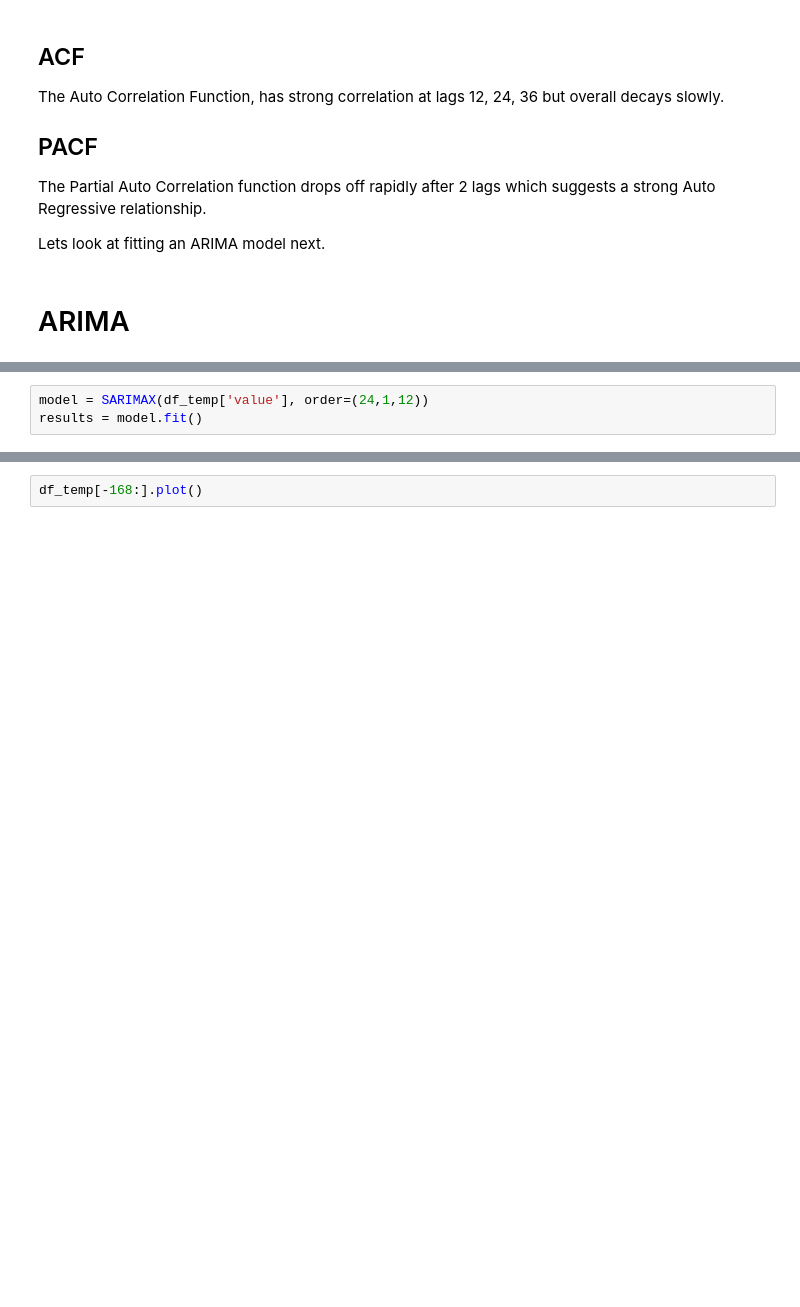
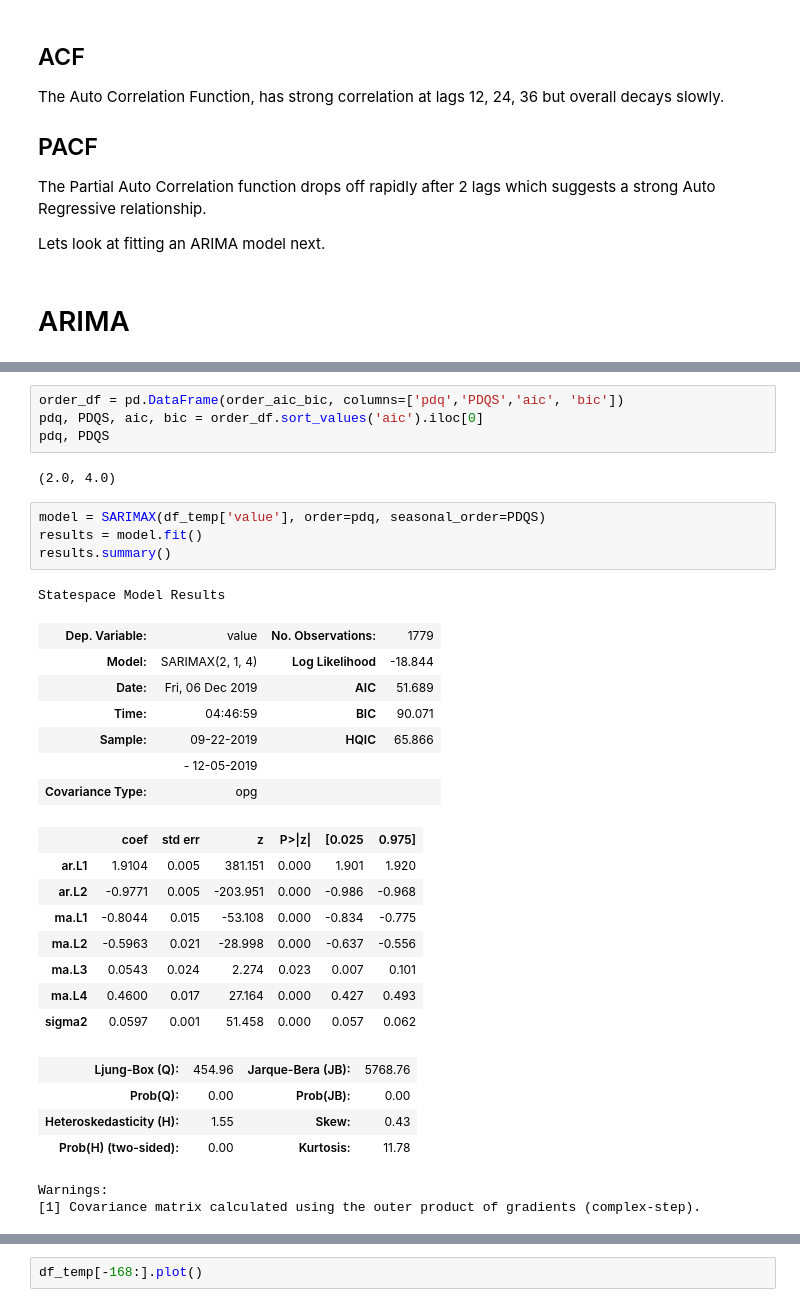
Before and after one commit to neozenith/temperature-timeseries, a Jupyter notebook: analysis.ipynb, the cells around one changed output, grey strips where cells are left out. Drawn from its saved outputs; the diff is of its cells as text; blank space fills up the shorter version.

```diff
--- a/analysis.ipynb
+++ b/analysis.ipynb
@@ -242,3 +369,33 @@ Lets look at fitting an ARIMA model next.
+# %%
+order_df = pd.DataFrame(order_aic_bic, columns=['pdq','PDQS','aic', 'bic'])
+pdq, PDQS, aic, bic = order_df.sort_values('aic').iloc[0]
+pdq, PDQS
+# %% [output]
+(2.0, 4.0)
 # %%
-model = SARIMAX(df_temp['value'], order=(24,1,12))
+model = SARIMAX(df_temp['value'], order=pdq, seasonal_order=PDQS)
 results = model.fit()
+results.summary()
+# %% [output]
+Statespace Model Results
+| Dep. Variable: | value | No. Observations: | 1779 |
+| Model: | SARIMAX(2, 1, 4) | Log Likelihood | -18.844 |
+| Date: | Fri, 06 Dec 2019 | AIC | 51.689 |
+| Time: | 04:46:59 | BIC | 90.071 |
+| Sample: | 09-22-2019 | HQIC | 65.866 |
+|  | - 12-05-2019 |  |  |
+| Covariance Type: | opg |  |  |
+|  | coef | std err | z | P>|z| | [0.025 | 0.975] |
+| ar.L1 | 1.9104 | 0.005 | 381.151 | 0.000 | 1.901 | 1.920 |
+| ar.L2 | -0.9771 | 0.005 | -203.951 | 0.000 | -0.986 | -0.968 |
+| ma.L1 | -0.8044 | 0.015 | -53.108 | 0.000 | -0.834 | -0.775 |
+| ma.L2 | -0.5963 | 0.021 | -28.998 | 0.000 | -0.637 | -0.556 |
+| ma.L3 | 0.0543 | 0.024 | 2.274 | 0.023 | 0.007 | 0.101 |
+| ma.L4 | 0.4600 | 0.017 | 27.164 | 0.000 | 0.427 | 0.493 |
+| sigma2 | 0.0597 | 0.001 | 51.458 | 0.000 | 0.057 | 0.062 |
+| Ljung-Box (Q): | 454.96 | Jarque-Bera (JB): | 5768.76 |
+| Prob(Q): | 0.00 | Prob(JB): | 0.00 |
+| Heteroskedasticity (H): | 1.55 | Skew: | 0.43 |
+| Prob(H) (two-sided): | 0.00 | Kurtosis: | 11.78 |
+Warnings:
+[1] Covariance matrix calculated using the outer product of gradients (complex-step).
```
Also changed, not shown: parts of 10 cells of this notebook.
